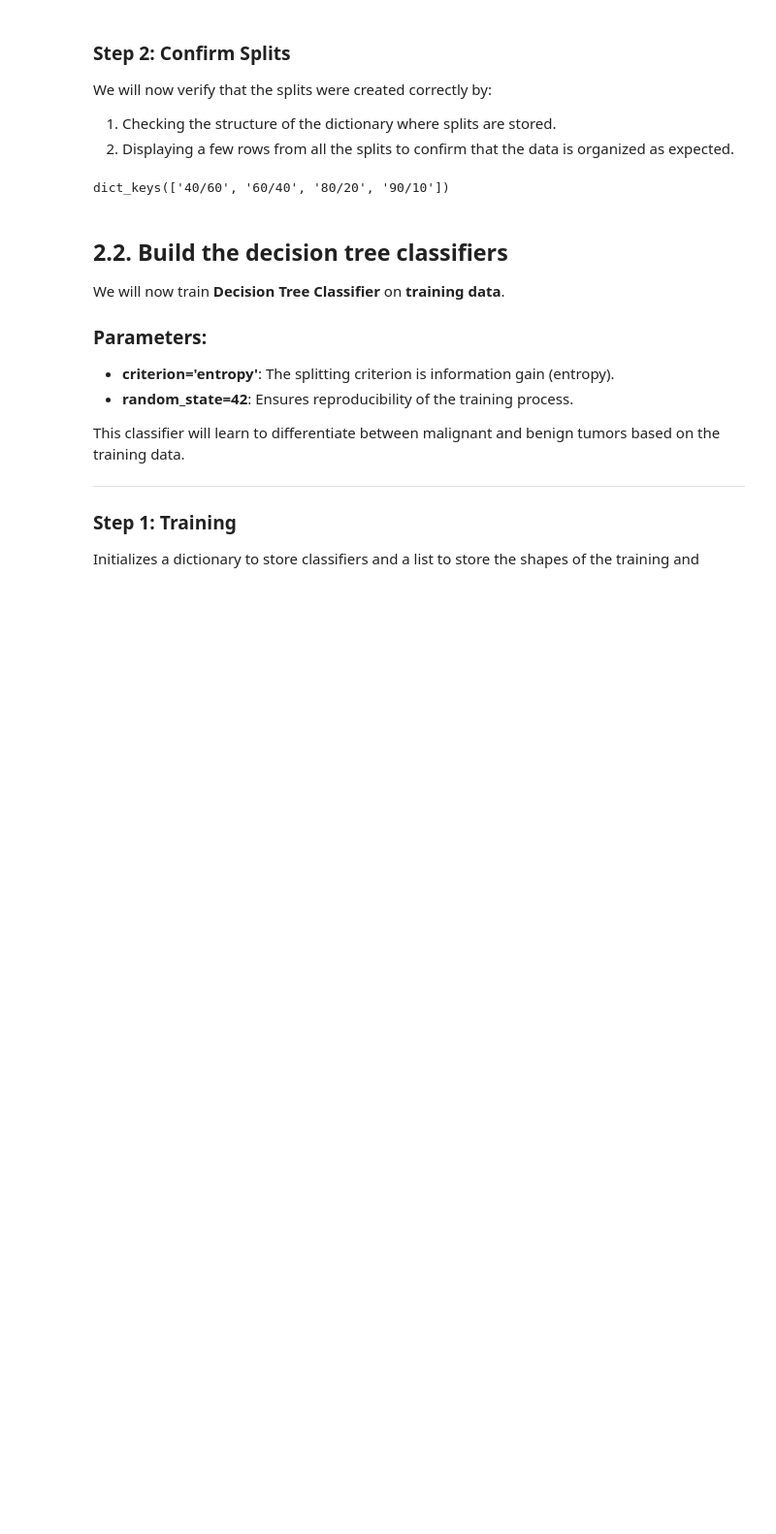
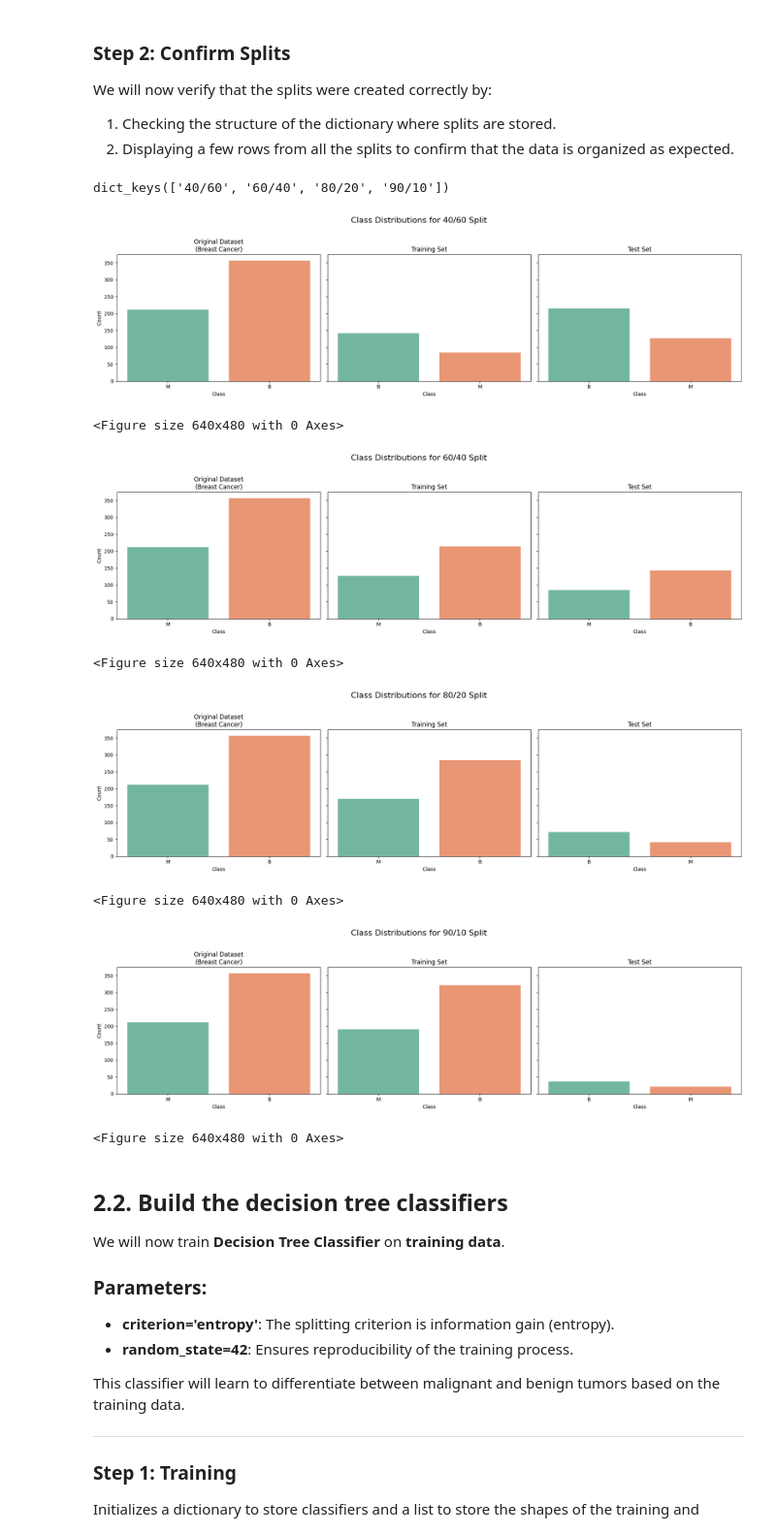
Before and after one commit to daobathanhh/Decision-Tree, a Jupyter notebook: Breast Cancer/breast_cancer_analysis.ipynb, the cells around one changed output. Shown at 97% size. Saved outputs shown, nothing was run; the diff lists cells and outputs as text; code cells hidden in the pictures; blank space fills up the shorter version.

```diff
--- a/Breast Cancer/breast_cancer_analysis.ipynb
+++ b/Breast Cancer/breast_cancer_analysis.ipynb
@@ -196,3 +198,56 @@ dict_keys(['40/60', '60/40', '80/20', '90/10'])
+# %%
+def plot_class_distributions(y_original, y_train, y_test, dataset_name="Breast Cancer", split_name=""):
+    fig, axes = plt.subplots(1, 3, figsize=(18, 5), sharey=True)
+
+    y_original = pd.Series(y_original.values.flatten(), name="Class")
+    y_train = pd.Series(y_train.values.flatten(), name="Class")
+    y_test = pd.Series(y_test.values.flatten(), name="Class")
+
+    sns.countplot(x=y_original, ax=axes[0], hue=y_original, palette="Set2", legend=False)
+    axes[0].set_title(f"Original Dataset\n({dataset_name})")
+    axes[0].set_xlabel("Class")
+    axes[0].set_ylabel("Count")
+
+    sns.countplot(x=y_train, ax=axes[1], hue=y_train, palette="Set2", legend=False)
+    axes[1].set_title("Training Set")
+    axes[1].set_xlabel("Class")
+
+    sns.countplot(x=y_test, ax=axes[2], hue=y_test, palette="Set2", legend=False)
+    axes[2].set_title("Test Set")
+    axes[2].set_xlabel("Class")
+    if split_name:
+      fig.suptitle(f"Class Distributions for {split_name} Split", fontsize=16, y=1.02)
+    output_dir = "data/"  # Update to a directory that is accessible
+    os.makedirs(output_dir, exist_ok=True)
+
+    # Sanitize split_name by replacing '/' with '_'
+    sanitized_split_name = split_name.replace('/', '_')
+    plt.tight_layout()
+    plt.show()
+
+    # Save the figure
+    filepath = os.path.join(output_dir, f"class_distributions_{sanitized_split_name}.svg")
+    plt.savefig(filepath, format="svg")
+    plt.close(fig)
+
+
+for split_name, data in splits.items():
+    plot_class_distributions(
+        labels,
+        data['label_train'],
+        data['label_test'],
+        dataset_name="Breast Cancer",
+        split_name = split_name
+    )
+# %% [output]
+[figure, added]
+<Figure size 640x480 with 0 Axes>
+[figure, added]
+<Figure size 640x480 with 0 Axes>
+[figure, added]
+<Figure size 640x480 with 0 Axes>
+[figure, added]
+<Figure size 640x480 with 0 Axes>
 # %% [markdown]
 ## 2.2. Build the decision tree classifiers
 
```
Also changed, not shown: parts of 4 cells of this notebook.
